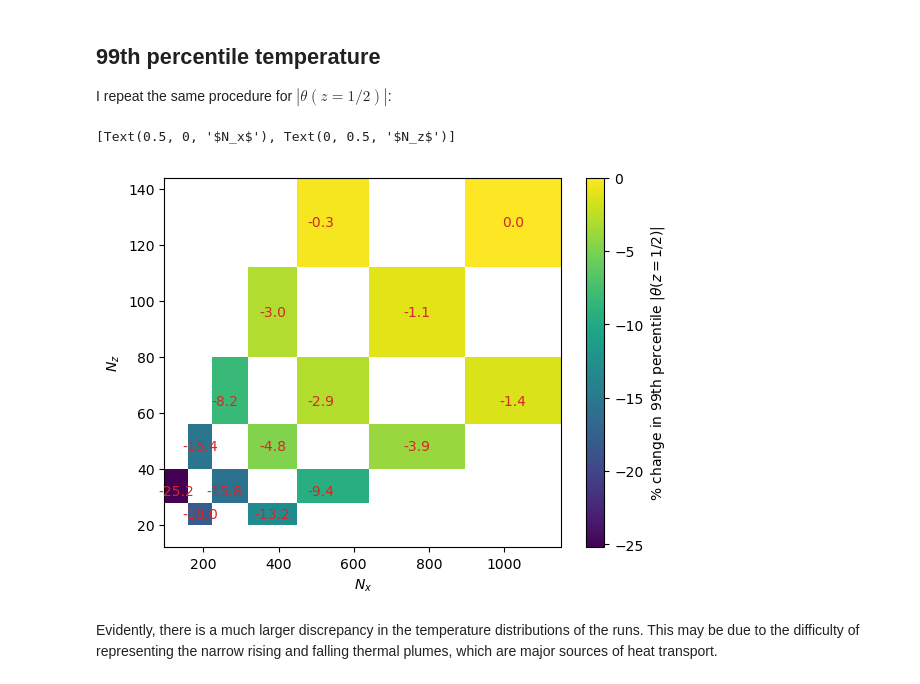
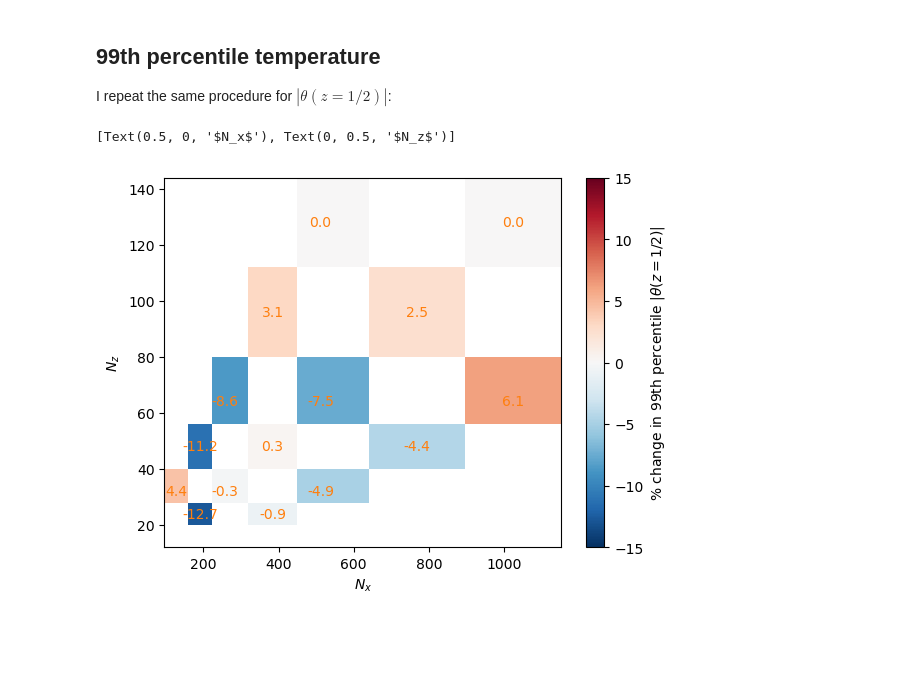
Before and after one commit to tschanzer/honours-project, a Jupyter notebook: notebooks/resolution_tests_newinit.ipynb, the cells around one changed output. Drawn from its saved outputs; the diff is of its cells as text; code cells hidden in the pictures; blank space fills up the shorter version.

```diff
--- a/notebooks/resolution_tests_newinit.ipynb
+++ b/notebooks/resolution_tests_newinit.ipynb
@@ -304,6 +317,10 @@ The choice of initial condition has successfully ensured that all runs (except 1
 ### 99th percentile velocity
 The plot below shows the 99th percentile value of $|w(z=1/2)|$ for $10^6 \leq t \leq 1.2 \times 10^6$ at the different resolutions, expressed as a percentage deviation from the value for the highest resolution run.
 # %%
+coarsest = xr.open_dataset(
+    '../data/restest_newinit_128_16/restest_newinit_128_16_s1.nc')
+coarsest = coarsest.isel(t=((coarsest.t >= 1e6) & (coarsest.t <= 1.2e6)))
+
 def w_99(nx, nz):
     files = glob.glob(
         f'../data/restest_newinit_{nx:d}_{nz:d}'
@@ -311,8 +328,15 @@ def w_99(nx, nz):
     if len(files) == 0:
         return np.nan
     data = xr.open_mfdataset(files)
-    w_sample = data.w[(data.t >= 1e6) & (data.t <= 1.2e6)].interp(z=0.5)
-    return np.abs(w_sample).chunk(dict(t=-1)).quantile(0.99)
+
+    # interpolate w onto the mid-plane
+    w_mid = data.w[(data.t >= 1e6) & (data.t <= 1.2e6)].interp(z=0.5)
+
+    # coarse-grain in x and t
+    regridder = regridding.Regridder2D(w_mid, coarsest, ('x', 't'))
+    w_mid_coarse = regridder(w_mid)
+
+    return np.abs(w_mid_coarse).chunk(dict(t=-1)).quantile(0.99)
 
 nx = [128, 192, 256, 384, 512, 768, 1024]
 nz = [16, 24, 32, 48, 64, 96, 128]
@@ -323,7 +347,8 @@ percentiles = xr.apply_ufunc(w_99, nx, nz, vectorize=True)
 # %%
 fig, ax = plt.subplots()
 deviation = (percentiles.T/percentiles.sel(nx=1024, nz=128) - 1)*1e2
-mesh = ax.pcolormesh(deviation.nx, deviation.nz, deviation)
+mesh = ax.pcolormesh(
+    deviation.nx, deviation.nz, deviation, vmin=-3, vmax=3, cmap='RdBu_r')
 for _nx in nx:
     for _nz in nz:
         value = deviation.sel(nx=_nx, nz=_nz)
@@ -332,7 +357,7 @@ for _nx in nx:
                 _nx, _nz, f'{value:.1f}',
                 horizontalalignment='center',
                 verticalalignment='center',
-                color='tab:red'
+                color='tab:green'
             )
 fig.colorbar(
     mesh, ax=ax, label='% change in 99th percentile $|w(z=1/2)|$')
@@ -353,8 +378,15 @@ def theta_99(nx, nz):
     if len(files) == 0:
         return np.nan
     data = xr.open_mfdataset(files)
-    theta_sample = data.theta[(data.t >= 1e6) & (data.t <= 1.2e6)].interp(z=0.5)
-    return np.abs(theta_sample).chunk(dict(t=-1)).quantile(0.99)
+
+    # interpolate w onto the mid-plane
+    theta_mid = data.theta[(data.t >= 1e6) & (data.t <= 1.2e6)].interp(z=0.5)
+
+    # coarse-grain in x and t
+    regridder = regridding.Regridder2D(theta_mid, coarsest, ('x', 't'))
+    theta_mid_coarse = regridder(theta_mid)
+
+    return np.abs(theta_mid_coarse).chunk(dict(t=-1)).quantile(0.99)
 
 nx = [128, 192, 256, 384, 512, 768, 1024]
 nz = [16, 24, 32, 48, 64, 96, 128]
@@ -365,22 +397,21 @@ percentiles = xr.apply_ufunc(theta_99, nx, nz, vectorize=True)
 # %%
 fig, ax = plt.subplots()
 deviation = (percentiles.T/percentiles.sel(nx=1024, nz=128) - 1)*1e2
-mesh = ax.pcolormesh(deviation.nx, deviation.nz, deviation)
+mesh = ax.pcolormesh(
+    deviation.nx, deviation.nz, deviation, vmin=-15, vmax=15, cmap='RdBu_r')
 for _nx in nx:
     for _nz in nz:
         value = deviation.sel(nx=_nx, nz=_nz)
         if ~np.isnan(value):
             ax.text(
                 _nx, _nz, f'{value:.1f}',
                 horizontalalignment='center',
                 verticalalignment='center',
-                color='tab:red'
+                color='tab:orange'
             )
 fig.colorbar(
     mesh, ax=ax, label='% change in 99th percentile $|\\theta(z=1/2)|$')
 ax.set(xlabel='$N_x$', ylabel='$N_z$')
 # %% [output]
 [Text(0.5, 0, '$N_x$'), Text(0, 0.5, '$N_z$')]
-[figure, old version]
+[figure, new version]
-# %% [markdown]
-Evidently, there is a much larger discrepancy in the temperature distributions of the runs. This may be due to the difficulty of representing the narrow rising and falling thermal plumes, which are major sources of heat transport.
```
Also changed, not shown: parts of 7 cells of this notebook.
